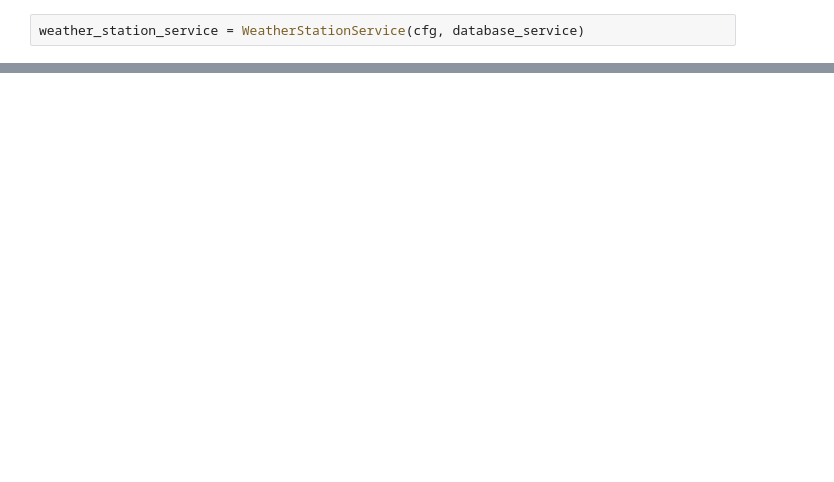
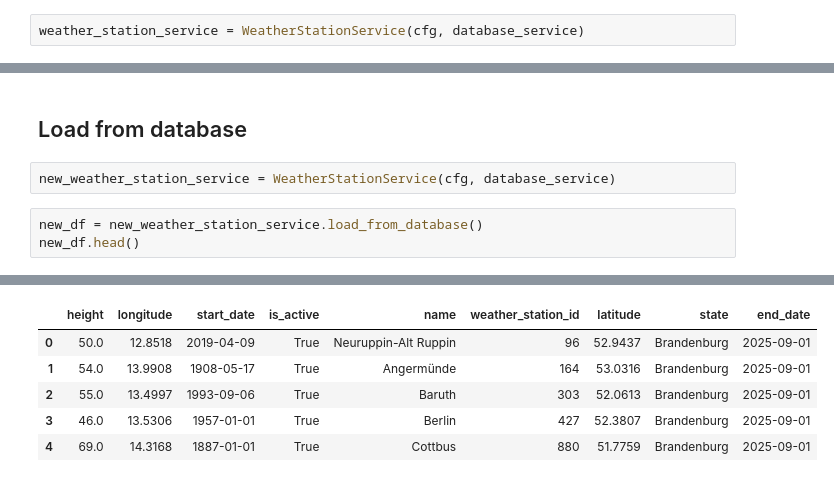
Before and after one commit to cedman98/bachelor-project, a Jupyter notebook: notebook/wind_station_service.ipynb, the cells around one changed output, grey strips where cells are left out. Cells and saved outputs as stored; diff of their text form; blank space fills up the shorter version.

Commit message:
feature: load wind stations from database

```diff
--- a/notebook/wind_station_service.ipynb
+++ b/notebook/wind_station_service.ipynb
@@ -76,3 +78,11 @@ df.head()
 | 2 | 11 | 1980-09-01 | 2025-09-01 | 680 | 47.9736 | 8.5205 | Donaueschingen (Landeplatz) | Baden-Württemberg | True | ... |
 | 3 | 44 | 1969-01-01 | 2025-09-01 | 44 | 52.9336 | 8.2370 | Großenkneten | Niedersachsen | True | ... |
 | 4 | 52 | 1969-01-01 | 2001-12-31 | 46 | 53.6623 | 10.1990 | Ahrensburg-Wulfsdorf | Schleswig-Holstein | True | ... |
+# %% [markdown]
+## Load from database
+# %%
+new_weather_station_service = WeatherStationService(cfg, database_service)
+# %%
+new_df = new_weather_station_service.load_from_database()
+new_df.head()
+# %% [output]
@@ -78,0 +96,6 @@ df.head()
+|  | height | longitude | start_date | is_active | name | weather_station_id | latitude | state | end_date |
+| 0 | 50.0 | 12.8518 | 2019-04-09 | True | Neuruppin-Alt Ruppin | 96 | 52.9437 | Brandenburg | 2025-09-01 |
+| 1 | 54.0 | 13.9908 | 1908-05-17 | True | Angermünde | 164 | 53.0316 | Brandenburg | 2025-09-01 |
+| 2 | 55.0 | 13.4997 | 1993-09-06 | True | Baruth | 303 | 52.0613 | Brandenburg | 2025-09-01 |
+| 3 | 46.0 | 13.5306 | 1957-01-01 | True | Berlin | 427 | 52.3807 | Brandenburg | 2025-09-01 |
+| 4 | 69.0 | 14.3168 | 1887-01-01 | True | Cottbus | 880 | 51.7759 | Brandenburg | 2025-09-01 |
```
Also changed, not shown: parts of 3 cells of this notebook, 2 other files.
